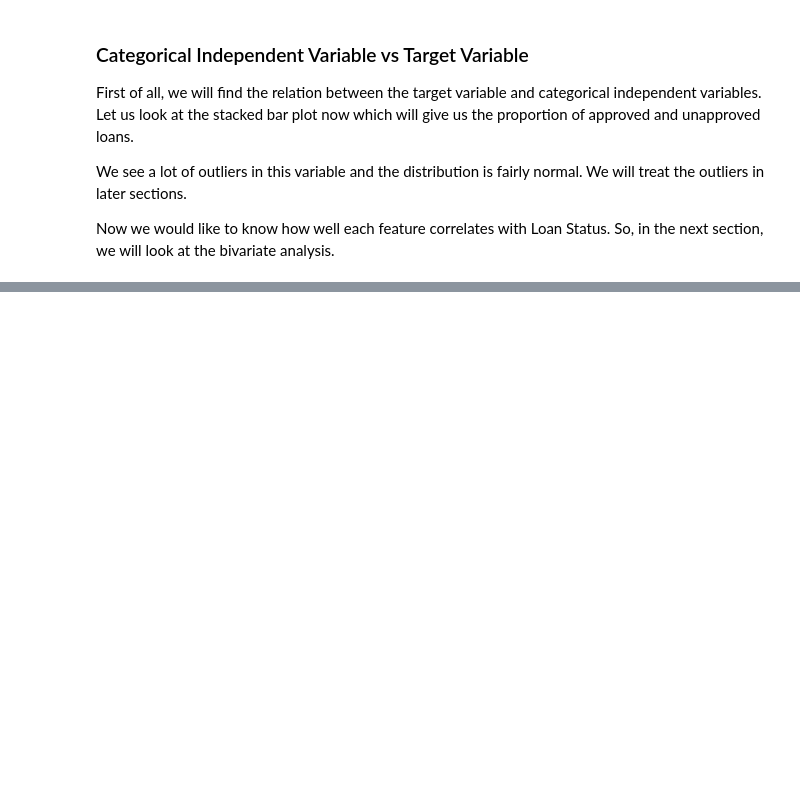
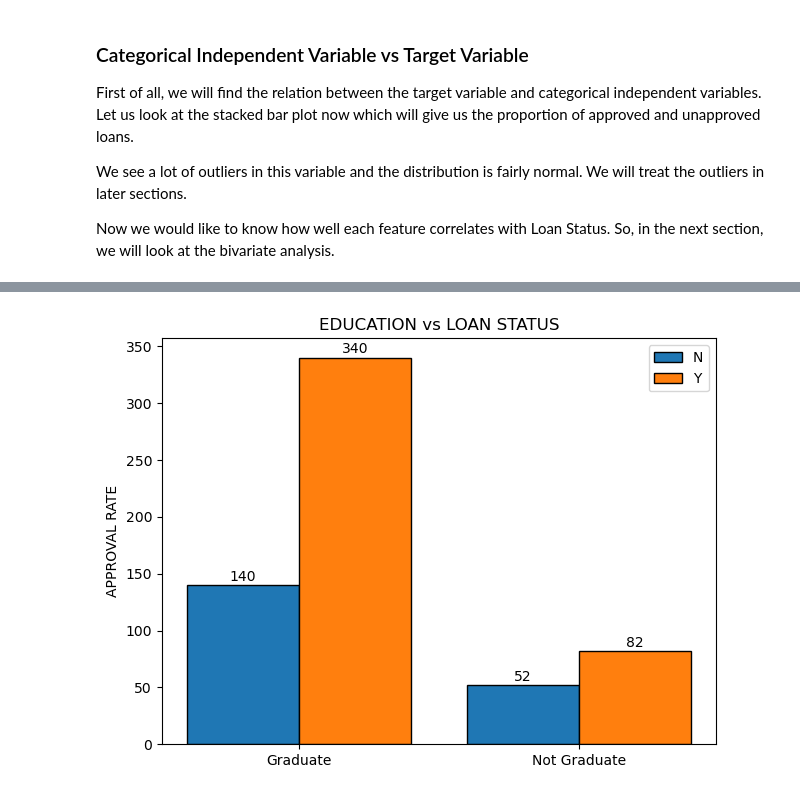
Before and after one commit to AlbertoGhub/MACHINE-LEARNING-AND-DATA-SCIENCE-PROJECTS, a Jupyter notebook: CLASSIFICATION/LOAN_PREDICTION/Loan_Prediction_Problem.ipynb, the cells around one changed output, grey strips where cells are left out. Saved outputs shown, nothing was run; the diff lists cells and outputs as text; code cells hidden in the pictures; blank space fills up the shorter version.

```diff
--- a/CLASSIFICATION/LOAN_PREDICTION/Loan_Prediction_Problem.ipynb
+++ b/CLASSIFICATION/LOAN_PREDICTION/Loan_Prediction_Problem.ipynb
@@ -353,0 +379,4 @@ list(gender.columns)
+# %%
+groupped_bar(education, "EDUCATION")
+# %% [output]
+[figure, added]
```
Also changed, not shown: parts of 11 cells of this notebook, 1 other file.
